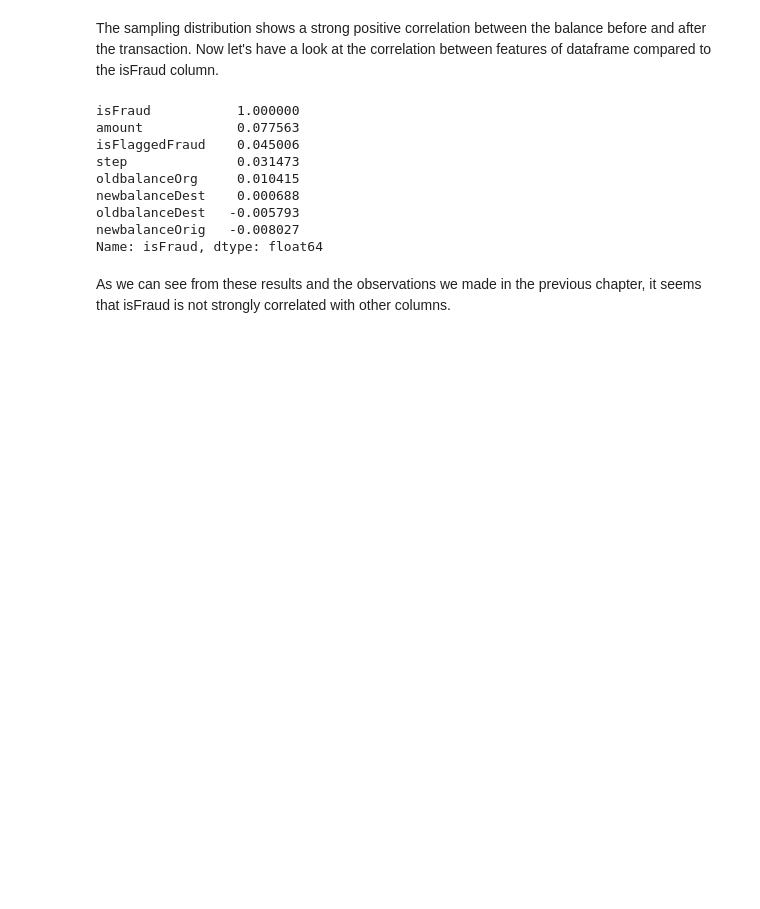
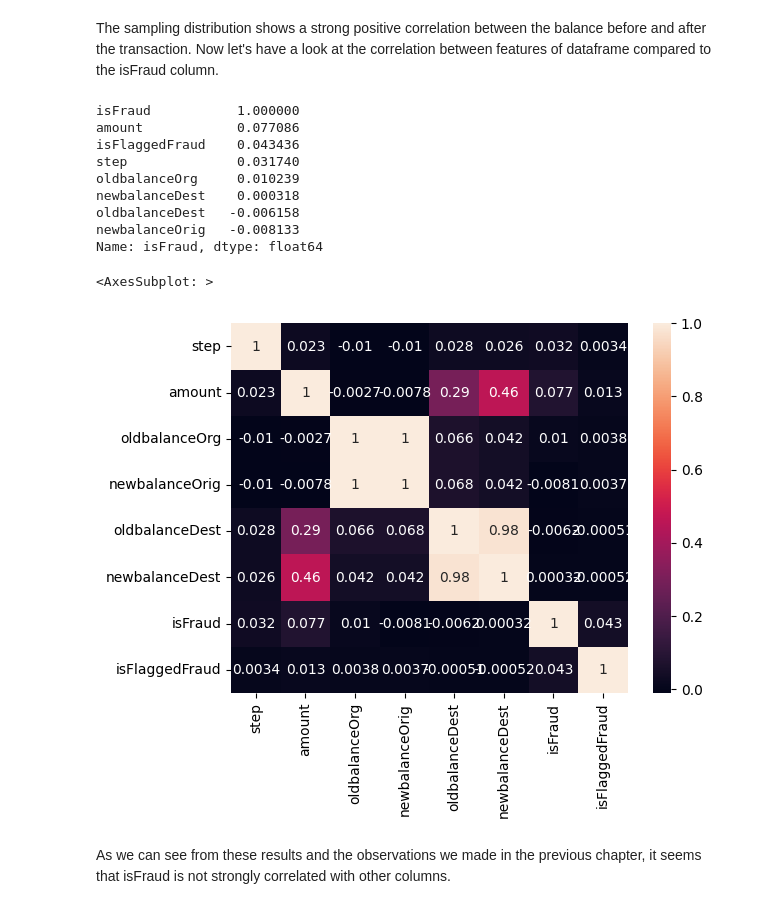
Before and after one commit to mangelini/fraud-detection-ml, a Jupyter notebook: project.ipynb, the cells around one changed output. Cells and saved outputs as stored; diff of their text form; code cells hidden in the pictures; blank space fills up the shorter version.

```diff
--- a/project.ipynb
+++ b/project.ipynb
@@ -186,16 +193,20 @@ Now let's have a look at the correlation between features of dataframe compared
 # %%
 corr_isFraud = train_set.corr(numeric_only=True)
 print(corr_isFraud["isFraud"].sort_values(ascending=False))
+
+sb.heatmap(corr_isFraud, annot=True)
 # %% [output]
 isFraud           1.000000
-amount            0.077563
-isFlaggedFraud    0.045006
-step              0.031473
-oldbalanceOrg     0.010415
-newbalanceDest    0.000688
-oldbalanceDest   -0.005793
-newbalanceOrig   -0.008027
+amount            0.077086
+isFlaggedFraud    0.043436
+step              0.031740
+oldbalanceOrg     0.010239
+newbalanceDest    0.000318
+oldbalanceDest   -0.006158
+newbalanceOrig   -0.008133
 Name: isFraud, dtype: float64
+<AxesSubplot: >
+[figure, added]
 # %% [markdown]
 As we can see from these results and the observations we made in the previous chapter, it seems that isFraud is not strongly correlated with other columns.
 # %% [markdown]
```
Also changed, not shown: parts of 25 cells of this notebook.
